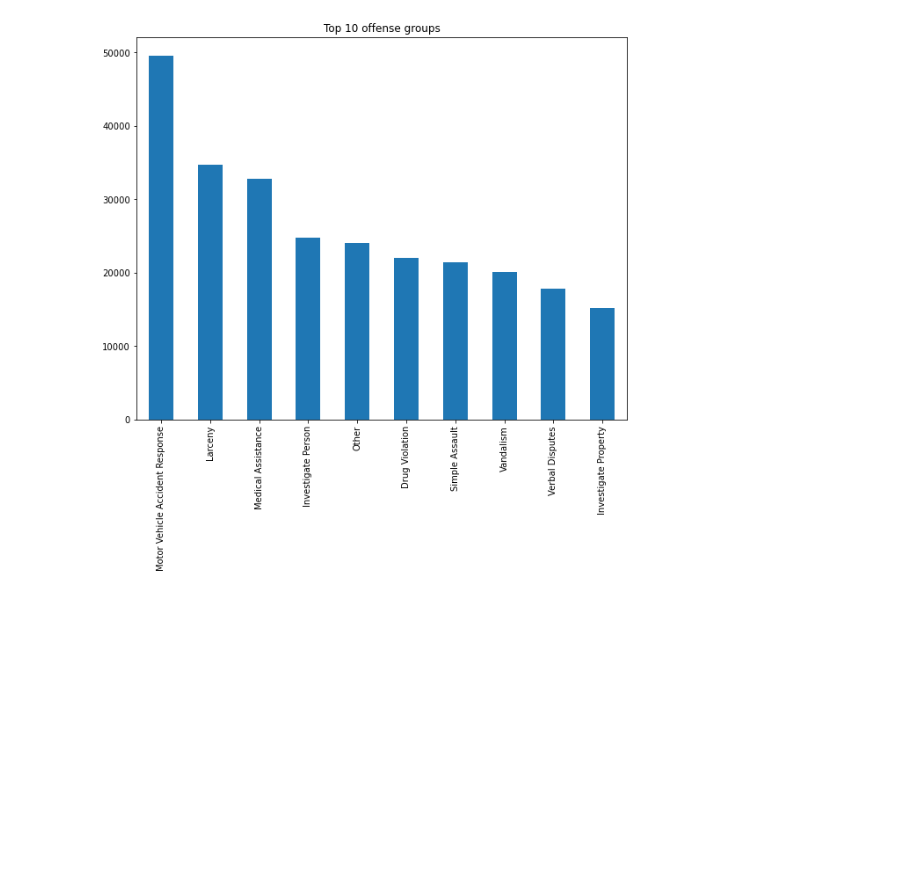
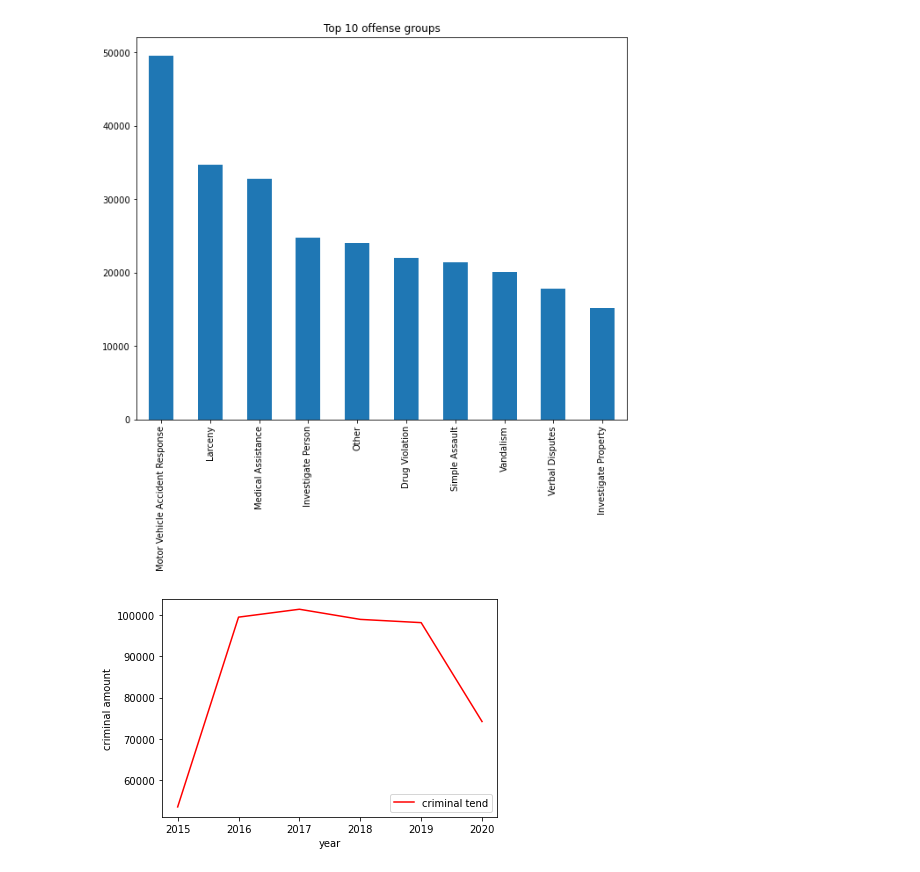
Before and after one commit to FlyingNightBird/2022Spring_Finals, a Jupyter notebook: 2022Fall_project.ipynb, the cells around one changed output. Cells and saved outputs as stored; diff of their text form; code cells hidden in the pictures; blank space fills up the shorter version.

```diff
--- a/2022Fall_project.ipynb
+++ b/2022Fall_project.ipynb
@@ -85,3 +82,14 @@ plt.title('Top 10 offense groups')
 # %% [output]
 Text(0.5, 1.0, 'Top 10 offense groups')
 [figure]
+# %%
+grouped_df2 = df.groupby(['YEAR']).agg({'OFFENSE_CODE':'count'}).reset_index()
+grouped_df2.head()
+# %%
+plt.plot(grouped_df2['YEAR'], grouped_df2['OFFENSE_CODE'],color = 'r',label="criminal tend")
+plt.xlabel("year")
+plt.ylabel("criminal amount")
+plt.legend(loc = "best")
+plt.show()
+# %% [output]
+[figure, added]
```
Also changed, not shown: parts of 11 cells of this notebook, 1 other file.
